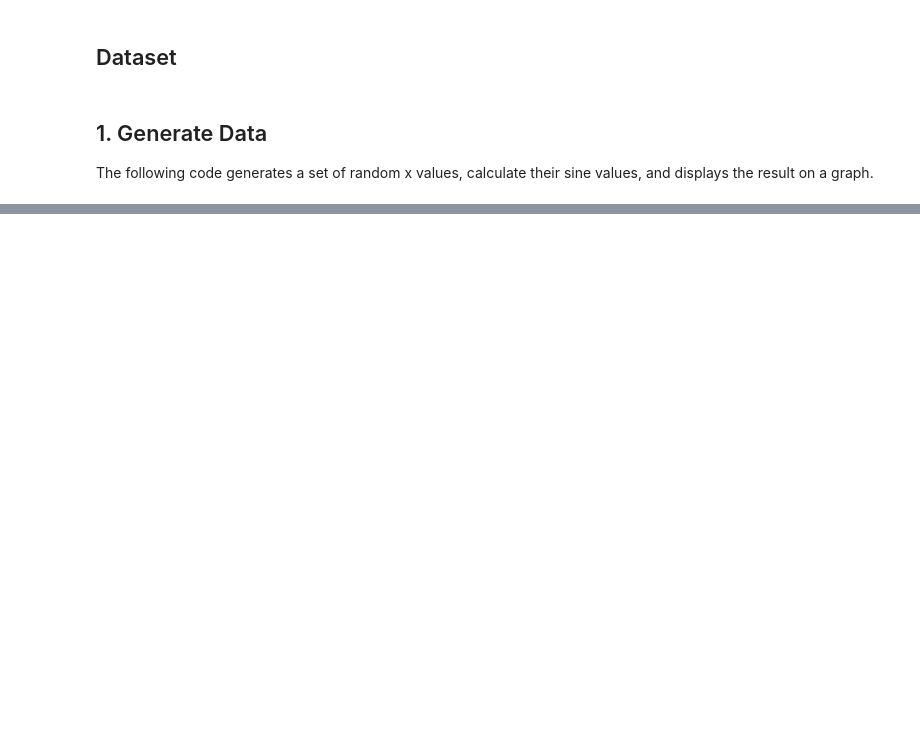
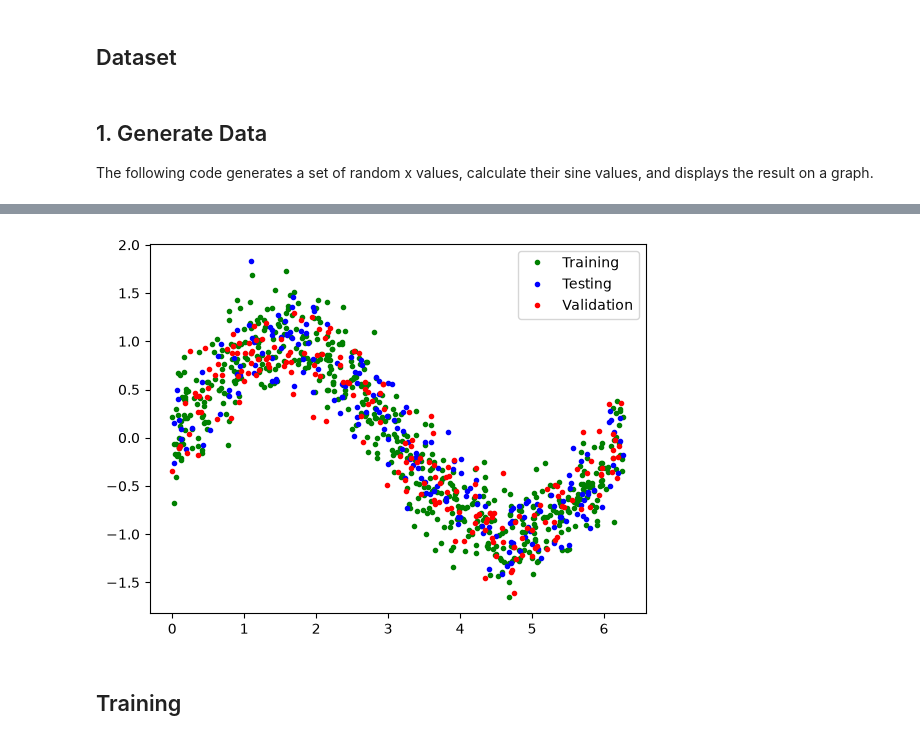
Before and after one commit to Wusteeeer/TinyML_Labs, a Jupyter notebook: hello_world/hello_world.ipynb, the cells around one changed output, grey strips where cells are left out. Drawn from its saved outputs; the diff is of its cells as text; code cells hidden in the pictures; blank space fills up the shorter version.

```diff
--- a/hello_world/hello_world.ipynb
+++ b/hello_world/hello_world.ipynb
@@ -86,0 +128,19 @@ plt.show()
+# %%
+# 60% of the data will be used for training and 20% for testing. The remaining 20% will be used for validation.
+TRAIN_SPLIT = int(0.6*SAMPLES)
+TEST_SPLIT = int(0.2*SAMPLES + TRAIN_SPLIT)
+
+# The data will be divided into three chunks as we provide 2 indices.
+x_train, x_test, x_validate = np.split(x_values, [TRAIN_SPLIT, TEST_SPLIT])
+y_train, y_test, y_validate = np.split(y_values, [TRAIN_SPLIT, TEST_SPLIT])
+
+# Plot each partition in different colors:
+plt.plot(x_train, y_train, 'g.', label='Training')
+plt.plot(x_test, y_test, 'b.', label='Testing')
+plt.plot(x_validate, y_validate, 'r.', label='Validation')
+plt.legend()
+plt.show()
+# %% [output]
+[figure, added]
+# %% [markdown]
+## Training
```
Also changed, not shown: parts of 11 cells of this notebook.
